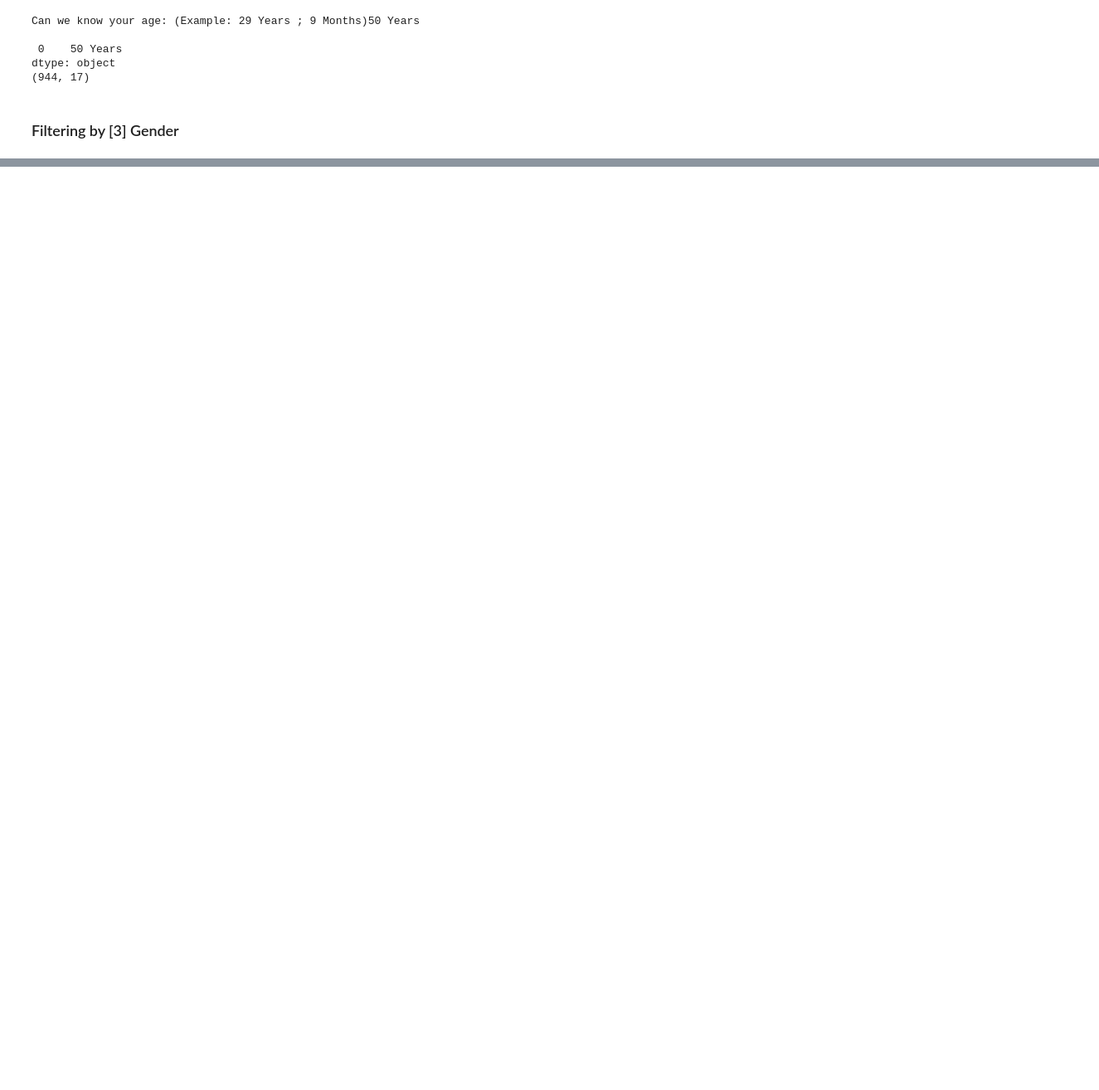
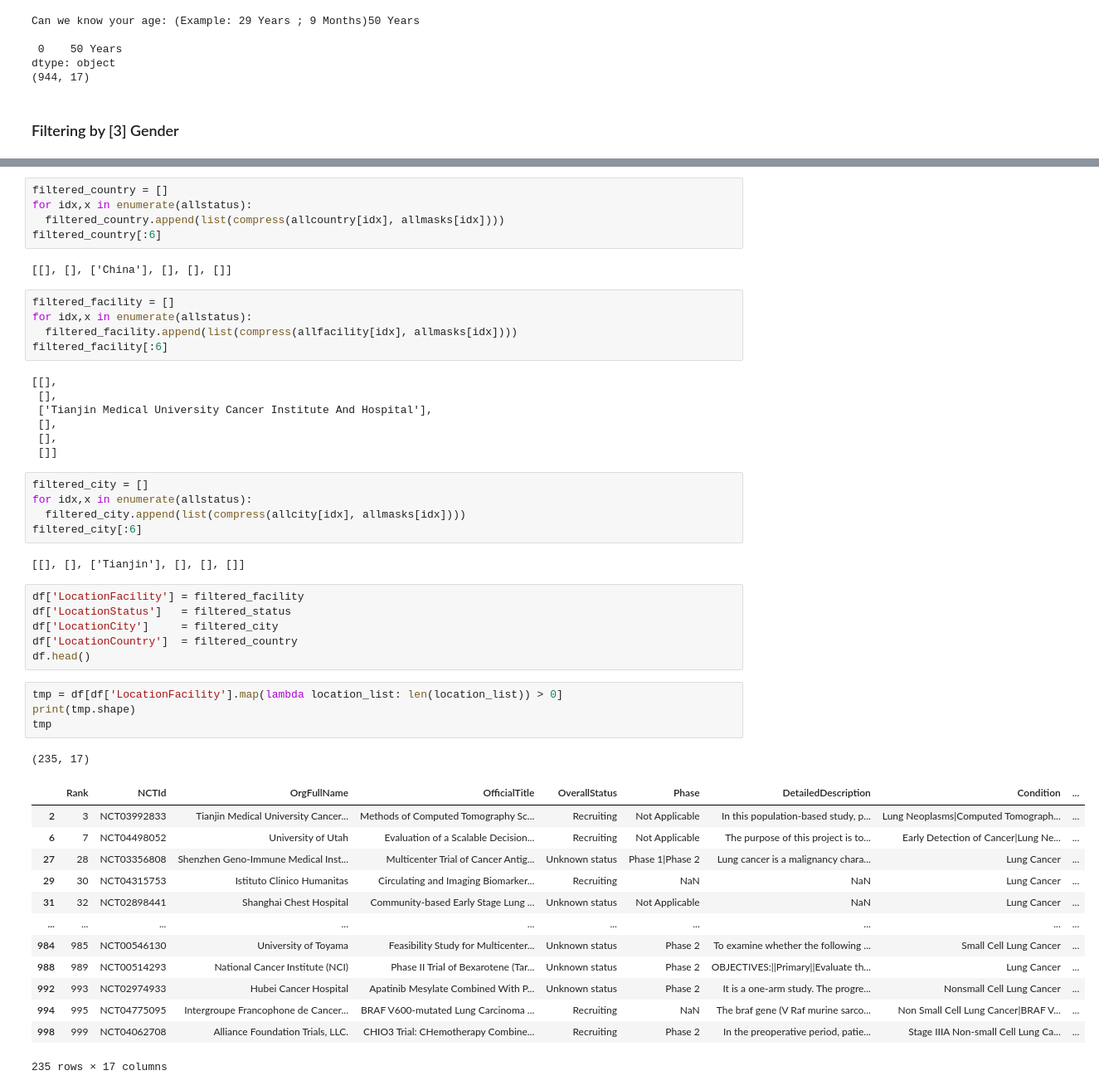
Before and after one commit to MWFK/NLP-Semantic-Similarity, a Jupyter notebook: ClinicalTrials/Data Engineering/06. Filters_Pipeline.ipynb, the cells around one changed output, grey strips where cells are left out. Shown: that part at 83% size. Cells and saved outputs as stored; diff of their text form; blank space fills up the shorter version.

```diff
--- a/ClinicalTrials/Data Engineering/06. Filters_Pipeline.ipynb
+++ b/ClinicalTrials/Data Engineering/06. Filters_Pipeline.ipynb
@@ -169,0 +250,51 @@ Can we know your Gender: (Example: Male ; Female ; All)Female
+# %%
+filtered_country = []
+for idx,x in enumerate(allstatus):
+  filtered_country.append(list(compress(allcountry[idx], allmasks[idx])))
+filtered_country[:6]
+# %% [output]
+[[], [], ['China'], [], [], []]
+# %%
+filtered_facility = []
+for idx,x in enumerate(allstatus):
+  filtered_facility.append(list(compress(allfacility[idx], allmasks[idx])))
+filtered_facility[:6]
+# %% [output]
+[[],
+ [],
+ ['Tianjin Medical University Cancer Institute And Hospital'],
+ [],
+ [],
+ []]
+# %%
+filtered_city = []
+for idx,x in enumerate(allstatus):
+  filtered_city.append(list(compress(allcity[idx], allmasks[idx])))
+filtered_city[:6]
+# %% [output]
+[[], [], ['Tianjin'], [], [], []]
+# %%
+df['LocationFacility'] = filtered_facility
+df['LocationStatus']   = filtered_status
+df['LocationCity']     = filtered_city
+df['LocationCountry']  = filtered_country
+df.head()
+# %%
+tmp = df[df['LocationFacility'].map(lambda location_list: len(location_list)) > 0]
+print(tmp.shape)
+tmp
+# %% [output]
+(235, 17)
+|  | Rank | NCTId | OrgFullName | OfficialTitle | OverallStatus | Phase | DetailedDescription | Condition | ... |
+| 2 | 3 | NCT03992833 | Tianjin Medical University Cancer... | Methods of Computed Tomography Sc... | Recruiting | Not Applicable | In this population-based study, p... | Lung Neoplasms|Computed Tomograph... | ... |
+| 6 | 7 | NCT04498052 | University of Utah | Evaluation of a Scalable Decision... | Recruiting | Not Applicable | The purpose of this project is to... | Early Detection of Cancer|Lung Ne... | ... |
+| 27 | 28 | NCT03356808 | Shenzhen Geno-Immune Medical Inst... | Multicenter Trial of Cancer Antig... | Unknown status | Phase 1|Phase 2 | Lung cancer is a malignancy chara... | Lung Cancer | ... |
+| 29 | 30 | NCT04315753 | Istituto Clinico Humanitas | Circulating and Imaging Biomarker... | Recruiting | NaN | NaN | Lung Cancer | ... |
+| 31 | 32 | NCT02898441 | Shanghai Chest Hospital | Community-based Early Stage Lung ... | Unknown status | Not Applicable | NaN | Lung Cancer | ... |
+| ... | ... | ... | ... | ... | ... | ... | ... | ... | ... |
+| 984 | 985 | NCT00546130 | University of Toyama | Feasibility Study for Multicenter... | Unknown status | Phase 2 | To examine whether the following ... | Small Cell Lung Cancer | ... |
+| 988 | 989 | NCT00514293 | National Cancer Institute (NCI) | Phase II Trial of Bexarotene (Tar... | Unknown status | Phase 2 | OBJECTIVES:||Primary||Evaluate th... | Lung Cancer | ... |
+| 992 | 993 | NCT02974933 | Hubei Cancer Hospital | Apatinib Mesylate Combined With P... | Unknown status | Phase 2 | It is a one-arm study. The progre... | Nonsmall Cell Lung Cancer | ... |
+| 994 | 995 | NCT04775095 | Intergroupe Francophone de Cancer... | BRAF V600-mutated Lung Carcinoma ... | Recruiting | NaN | The braf gene (V Raf murine sarco... | Non Small Cell Lung Cancer|BRAF V... | ... |
+| 998 | 999 | NCT04062708 | Alliance Foundation Trials, LLC. | CHIO3 Trial: CHemotherapy Combine... | Recruiting | Phase 2 | In the preoperative period, patie... | Stage IIIA Non-small Cell Lung Ca... | ... |
+235 rows × 17 columns
```
Also changed, not shown: parts of 14 cells of this notebook.
